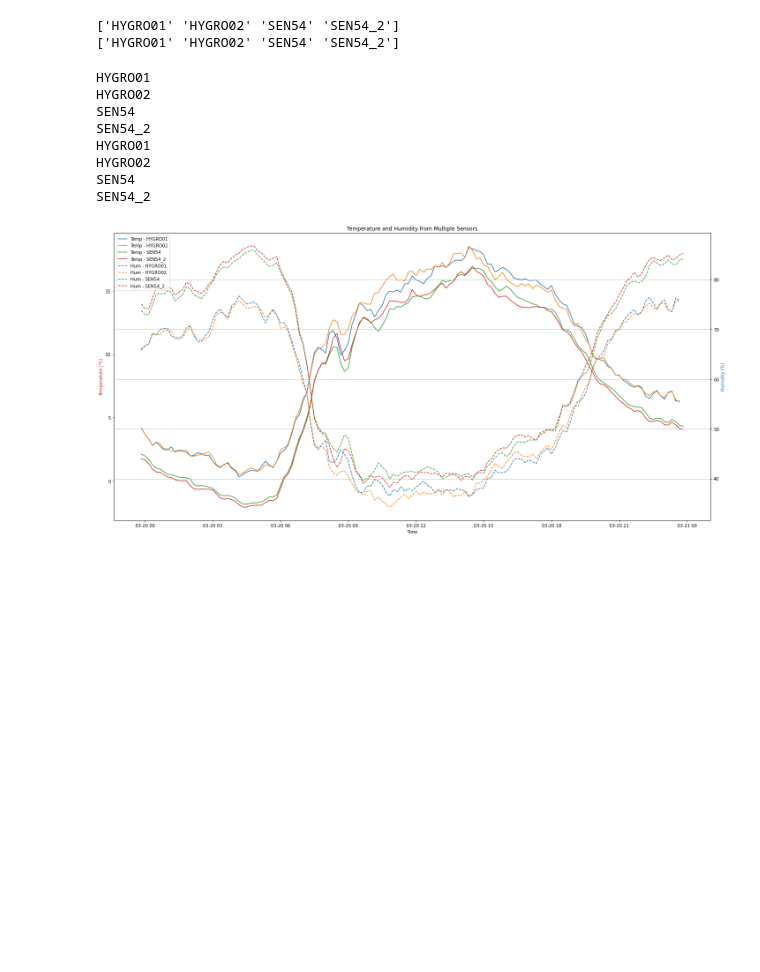
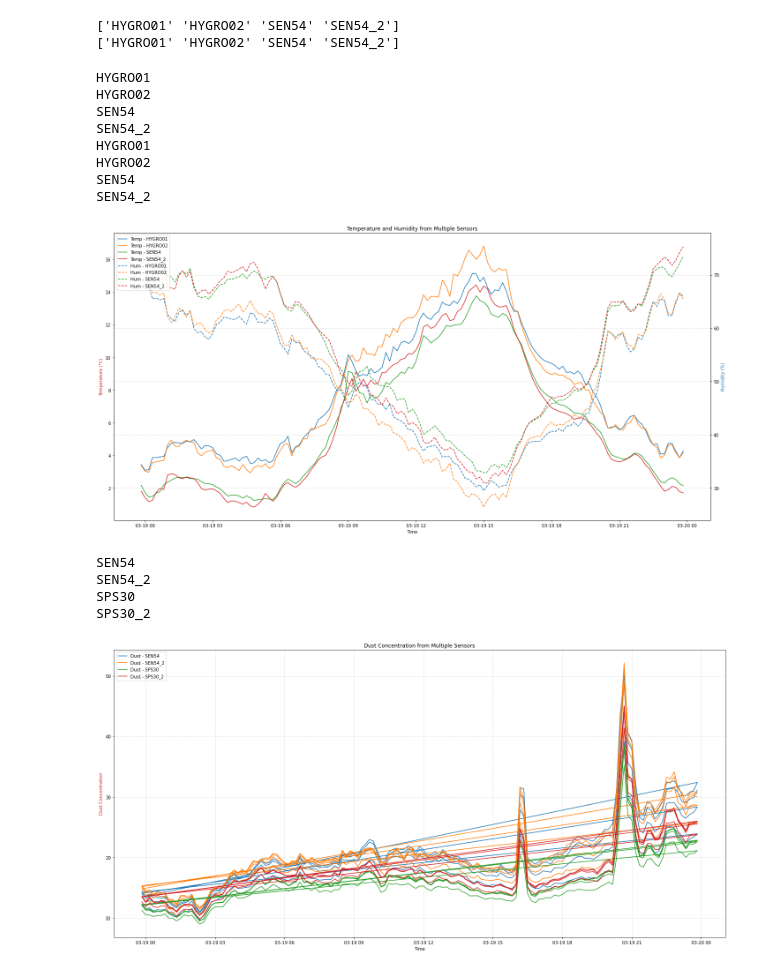
Before and after one commit to UniversalScientificTechnologies/METEOBOX01, a Jupyter notebook: sw/parse_data.ipynb, the cells around one changed output. Drawn from its saved outputs; the diff is of its cells as text; code cells hidden in the pictures; blank space fills up the shorter version.

```diff
--- a/sw/parse_data.ipynb
+++ b/sw/parse_data.ipynb
@@ -13,14 +13,20 @@ The autoreload extension is already loaded. To reload it, use:
 # %%
 
 # date_path = datetime.now().strftime("%Y/%m/%d/")  # Dynamické generování cesty podle aktuálního data
-date_path = "2024/03/20/"
+date_path = "2024/03/21/"
 base_url = f"http://space.astro.cz/meteo/meteobox/meteobox_01/{date_path}"
 print(base_url)  # Vypíše URL adresu, která bude použita pro stažení CSV souborů
 
-csv_urls = support.fetch_csv_urls(base_url)
+csv_urls = support.fetch_csv_urls(base_url)[:10]
 print(csv_urls)  # Vypíše seznam URL adres CSV souborů, které budou staženy a sloučeny
 
 combined_df = support.download_and_combine_csv(csv_urls)
 print(combined_df.head())  # Zobrazí prvních několik řádků sloučené DataFrame
-# combined_df.to_csv("combined_data.csv", index=False)  # Volitelně uložit do souboru
+
+resampled_df = resample_sensor_data(combined_df)
+
+pivot_df = pivot_sensor_data(resampled_df)
+
+
+pivot_df.to_csv("combined_data_{}.csv".format(date_path.replace('/', '_')), index=True)
 # %% [output]
@@ -149,31 +119,67 @@ for sensor in unique_humidity_sensors:
     sensor_data = humidity_data[humidity_data['dataId'] == sensor]
     ax2.plot(sensor_data['_time'], sensor_data['_value'], linestyle='--', label=f'Hum - {sensor}')
 
 # Labels, titles, and legend
 ax1.set_xlabel('Time')
 ax1.set_ylabel('Temperature (°C)', color='tab:red')
 ax2.set_ylabel('Humidity (%)', color='tab:blue')
 
 # Combine legends
 lines, labels = ax1.get_legend_handles_labels()
 lines2, labels2 = ax2.get_legend_handles_labels()
 ax2.legend(lines + lines2, labels + labels2, loc='upper left')
 
 plt.title('Temperature and Humidity from Multiple Sensors')
 plt.tight_layout()
 plt.grid(True, 'both', 'both', linestyle='--', alpha=0.5)
 
 plt.savefig("plot.png")
 mpld3.save_html(fig, "interactive_plot.html")
 
 plt.show()
+
+
+# Extract unique sensors for dust
+unique_dust_sensors = resampled_df[resampled_df['_field'].str.contains('mass_pm')]['dataId'].unique()
+
+# Prepare data for dust
+dust_data = resampled_df[resampled_df['_field'].str.contains('mass_pm')]
+
+# Plotting all sensor data on a single plot for comparison
+fig, ax1 = plt.subplots(figsize=(20, 10))
+
+# Dust data
+for sensor in unique_dust_sensors:
+    print(sensor)
+    sensor_data = dust_data[dust_data['dataId'] == sensor]
+    ax1.plot(sensor_data['_time'], sensor_data['_value'], label=f'Dust - {sensor}')
+
+# Labels, titles, and legend
+ax1.set_xlabel('Time')
+ax1.set_ylabel('Dust Concentration', color='tab:red')
+
+ax1.legend(loc='upper left')
+
+plt.title('Dust Concentration from Multiple Sensors')
+plt.tight_layout()
+plt.grid(True, 'both', 'both', linestyle='--', alpha=0.5)
+
+plt.savefig("dust_plot.png")
+mpld3.save_html(fig, "dust_interactive_plot.html")
+
+plt.show()
 # %% [output]
 HYGRO01
 HYGRO02
 SEN54
 SEN54_2
 HYGRO01
 HYGRO02
 SEN54
 SEN54_2
-[figure, old version]
+[figure, new version]
+SEN54
+SEN54_2
+SPS30
+SPS30_2
+[figure, added]
```
Also changed, not shown: parts of 11 cells of this notebook, 1 other file.
